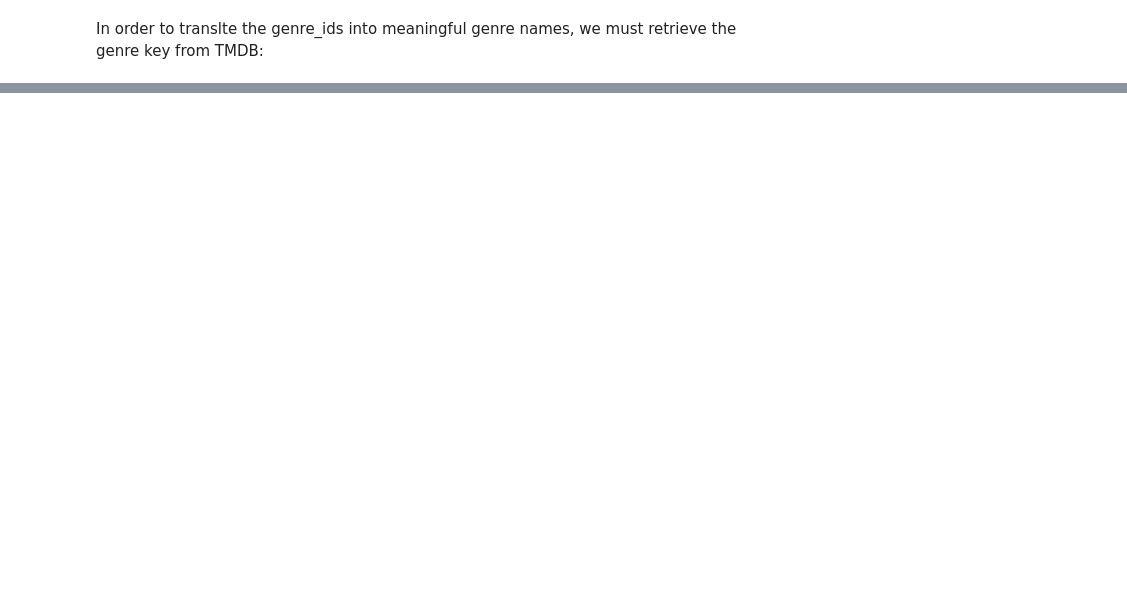
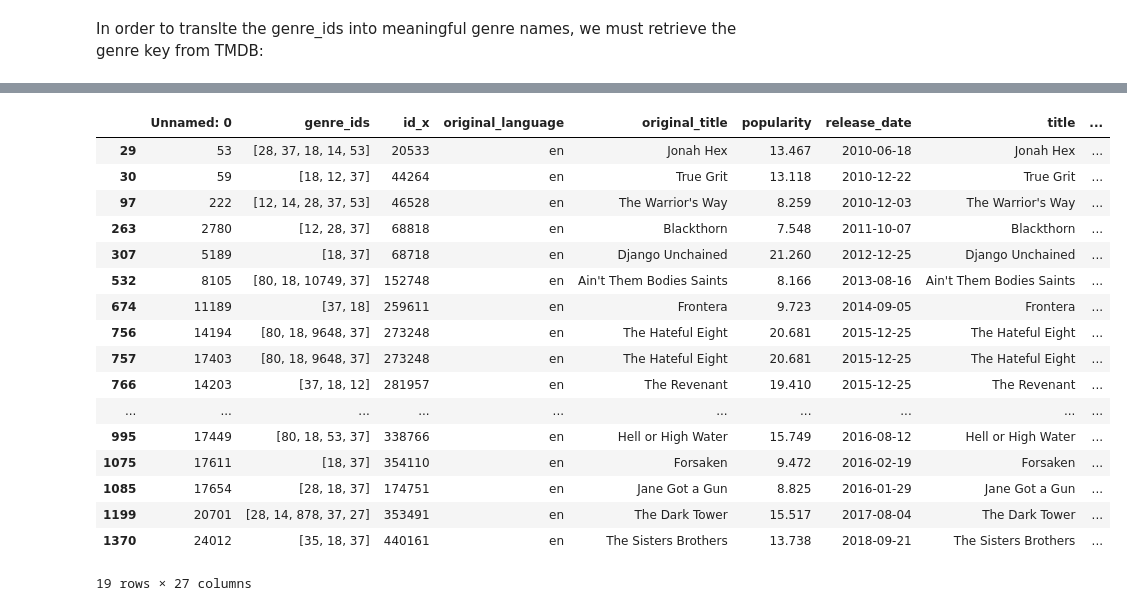
Before and after one commit to dt1086/Phase1_Project, a Jupyter notebook: Data Exploration.ipynb, the cells around one changed output, grey strips where cells are left out. Drawn from its saved outputs; the diff is of its cells as text; code cells hidden in the pictures; blank space fills up the shorter version.

```diff
--- a/Data Exploration.ipynb
+++ b/Data Exploration.ipynb
@@ -247,0 +430,9 @@ df_tmdb_movies.merge(df_tn_movie_budgets, how='inner', left_on=['original_title'
+# %%
+df_tmdb_movies_genresplit = pd.DataFrame(tn_tmdb_merged_df['genre'].values.tolist())
+
+for i in range (6):
+    df_tmdb_movies_genresplit[i] = df_tmdb_movies_genresplit[i].apply(genreID_coverter)
+
+df_tmdb_movies_genresplit.columns = ['genre1', 'genre2','genre3','genre4','genre5','genre6', 'genre7']
+
+df_tmdb_movies_genresplit
@@ -247,0 +453,54 @@ df_tmdb_movies.merge(df_tn_movie_budgets, how='inner', left_on=['original_title'
+# %%
+df_MAIN = pd.concat([tn_tmdb_merged_df, df_tmdb_movies_genresplit], axis=1)
+
+# test_series =  df_MAIN.genre1.value_counts()
+# test_series += df_MAIN.genre2.value_counts()
+# test_series
+# theList = [df_MAIN.genre1,df_MAIN.genre2,df_MAIN.genre3,df_MAIN.genre4,df_MAIN.genre5,
+#                df_MAIN.genre6,df_MAIN.genre7]
+
+# def value_count_across_columns(a_List_of_Series):
+#     series_to_be_returned = a_List_of_Series[0].value_counts()
+#     for x in a_List_of_Series:
+#         series_to_be_returned += x.value_counts()
+#     return series_to_be_returned
+
+# value_count_across_columns(theList)
+
+def queryGenre(genreTypeString):
+    dataFrameToBeReturned = df_MAIN.query("""
+                (genre1 == '{}') or \
+                (genre2 == '{}') or \
+                (genre3 == '{}') or \
+                (genre4 == '{}') or \
+                (genre5 == '{}') or \
+                (genre6 == '{}') or \
+                (genre7 == '{}')
+                """.format(genreTypeString,genreTypeString,genreTypeString,genreTypeString,
+                           genreTypeString,genreTypeString,genreTypeString))
+    return dataFrameToBeReturned
+
+genre_df_dictionary = {}
+for key, value in tmdb_genre_dict.items():
+    genre_df_dictionary[value] = (queryGenre(value))
+
+genre_df_dictionary['Western']
+# %% [output]
+|  | Unnamed: 0 | genre_ids | id_x | original_language | original_title | popularity | release_date | title | ... |
+| 29 | 53 | [28, 37, 18, 14, 53] | 20533 | en | Jonah Hex | 13.467 | 2010-06-18 | Jonah Hex | ... |
+| 30 | 59 | [18, 12, 37] | 44264 | en | True Grit | 13.118 | 2010-12-22 | True Grit | ... |
+| 97 | 222 | [12, 14, 28, 37, 53] | 46528 | en | The Warrior's Way | 8.259 | 2010-12-03 | The Warrior's Way | ... |
+| 263 | 2780 | [12, 28, 37] | 68818 | en | Blackthorn | 7.548 | 2011-10-07 | Blackthorn | ... |
+| 307 | 5189 | [18, 37] | 68718 | en | Django Unchained | 21.260 | 2012-12-25 | Django Unchained | ... |
+| 532 | 8105 | [80, 18, 10749, 37] | 152748 | en | Ain't Them Bodies Saints | 8.166 | 2013-08-16 | Ain't Them Bodies Saints | ... |
+| 674 | 11189 | [37, 18] | 259611 | en | Frontera | 9.723 | 2014-09-05 | Frontera | ... |
+| 756 | 14194 | [80, 18, 9648, 37] | 273248 | en | The Hateful Eight | 20.681 | 2015-12-25 | The Hateful Eight | ... |
+| 757 | 17403 | [80, 18, 9648, 37] | 273248 | en | The Hateful Eight | 20.681 | 2015-12-25 | The Hateful Eight | ... |
+| 766 | 14203 | [37, 18, 12] | 281957 | en | The Revenant | 19.410 | 2015-12-25 | The Revenant | ... |
+| ... | ... | ... | ... | ... | ... | ... | ... | ... | ... |
+| 995 | 17449 | [80, 18, 53, 37] | 338766 | en | Hell or High Water | 15.749 | 2016-08-12 | Hell or High Water | ... |
+| 1075 | 17611 | [18, 37] | 354110 | en | Forsaken | 9.472 | 2016-02-19 | Forsaken | ... |
+| 1085 | 17654 | [28, 18, 37] | 174751 | en | Jane Got a Gun | 8.825 | 2016-01-29 | Jane Got a Gun | ... |
+| 1199 | 20701 | [28, 14, 878, 37, 27] | 353491 | en | The Dark Tower | 15.517 | 2017-08-04 | The Dark Tower | ... |
+| 1370 | 24012 | [35, 18, 37] | 440161 | en | The Sisters Brothers | 13.738 | 2018-09-21 | The Sisters Brothers | ... |
+19 rows × 27 columns
```
Also changed, not shown: parts of 55 cells of this notebook.
